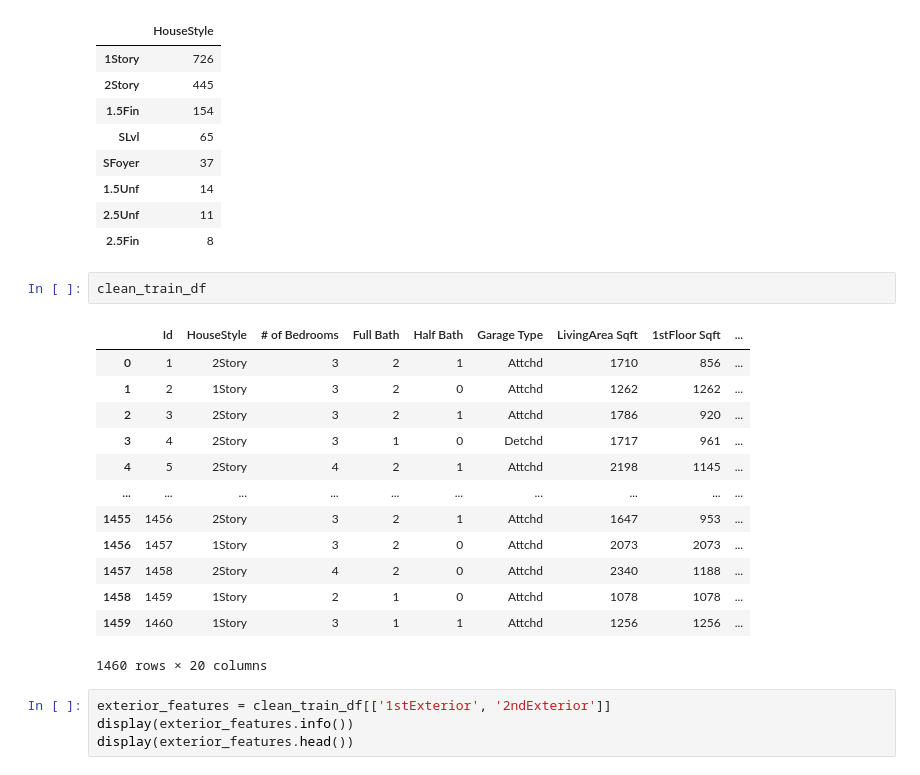
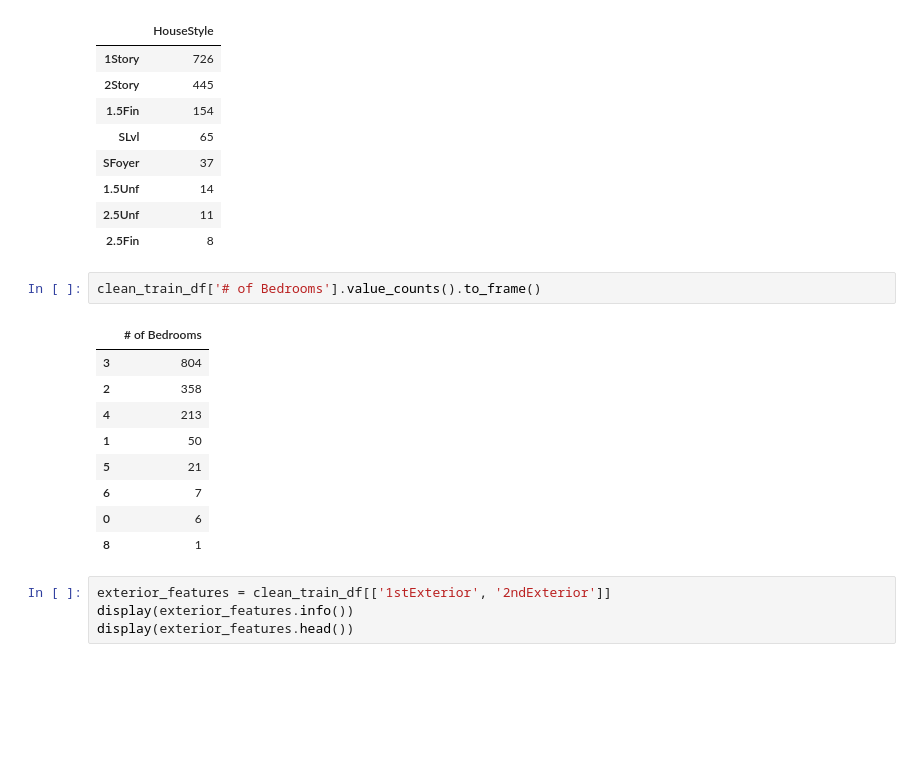
Before and after one commit to serpaulus/Predicting_the_Final_Home_Price, a Jupyter notebook: Housing_Prices.ipynb, the cells around one changed output. Drawn from its saved outputs; the diff is of its cells as text; blank space fills up the shorter version.

```diff
--- a/Housing_Prices.ipynb
+++ b/Housing_Prices.ipynb
@@ -218,22 +246,18 @@ clean_train_df['HouseStyle'].value_counts().to_frame()
 | 1.5Unf | 14 |
 | 2.5Unf | 11 |
 | 2.5Fin | 8 |
-# %%
-clean_train_df
-# %% [output]
-|  | Id | HouseStyle | # of Bedrooms | Full Bath | Half Bath | Garage Type | LivingArea Sqft | 1stFloor Sqft | ... |
-| 0 | 1 | 2Story | 3 | 2 | 1 | Attchd | 1710 | 856 | ... |
-| 1 | 2 | 1Story | 3 | 2 | 0 | Attchd | 1262 | 1262 | ... |
-| 2 | 3 | 2Story | 3 | 2 | 1 | Attchd | 1786 | 920 | ... |
-| 3 | 4 | 2Story | 3 | 1 | 0 | Detchd | 1717 | 961 | ... |
-| 4 | 5 | 2Story | 4 | 2 | 1 | Attchd | 2198 | 1145 | ... |
-| ... | ... | ... | ... | ... | ... | ... | ... | ... | ... |
-| 1455 | 1456 | 2Story | 3 | 2 | 1 | Attchd | 1647 | 953 | ... |
-| 1456 | 1457 | 1Story | 3 | 2 | 0 | Attchd | 2073 | 2073 | ... |
-| 1457 | 1458 | 2Story | 4 | 2 | 0 | Attchd | 2340 | 1188 | ... |
-| 1458 | 1459 | 1Story | 2 | 1 | 0 | Attchd | 1078 | 1078 | ... |
-| 1459 | 1460 | 1Story | 3 | 1 | 1 | Attchd | 1256 | 1256 | ... |
-1460 rows × 20 columns
+# %%
+clean_train_df['# of Bedrooms'].value_counts().to_frame()
+# %% [output]
+|  | # of Bedrooms |
+| 3 | 804 |
+| 2 | 358 |
+| 4 | 213 |
+| 1 | 50 |
+| 5 | 21 |
+| 6 | 7 |
+| 0 | 6 |
+| 8 | 1 |
 # %%
 exterior_features = clean_train_df[['1stExterior', '2ndExterior']]
 display(exterior_features.info())
```
Also changed, not shown: parts of 19 cells of this notebook.
